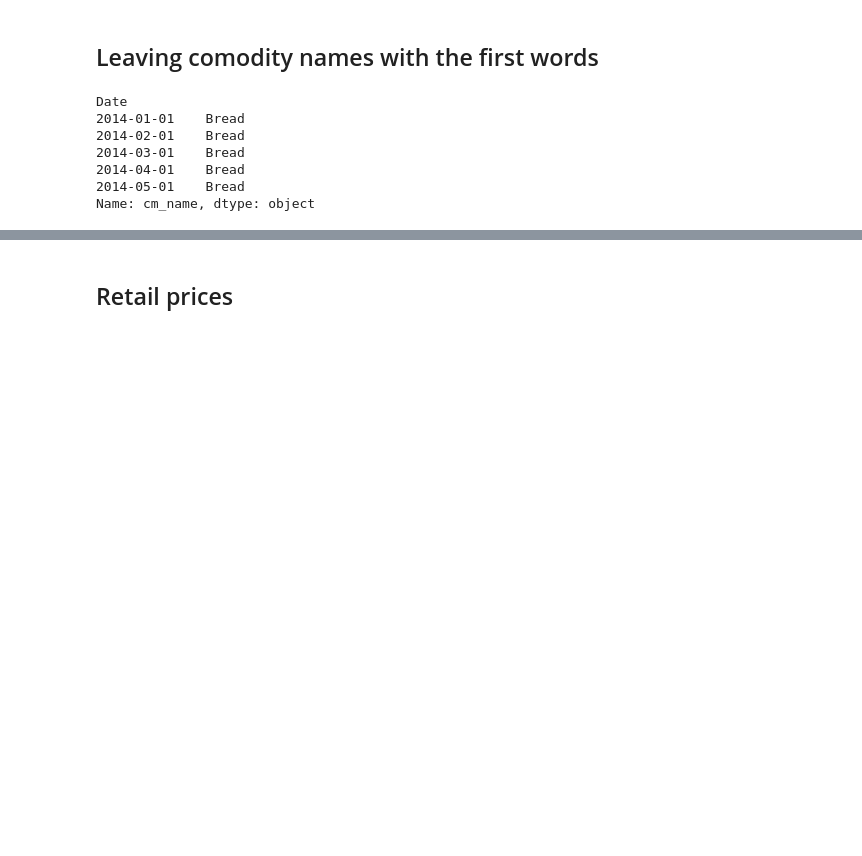
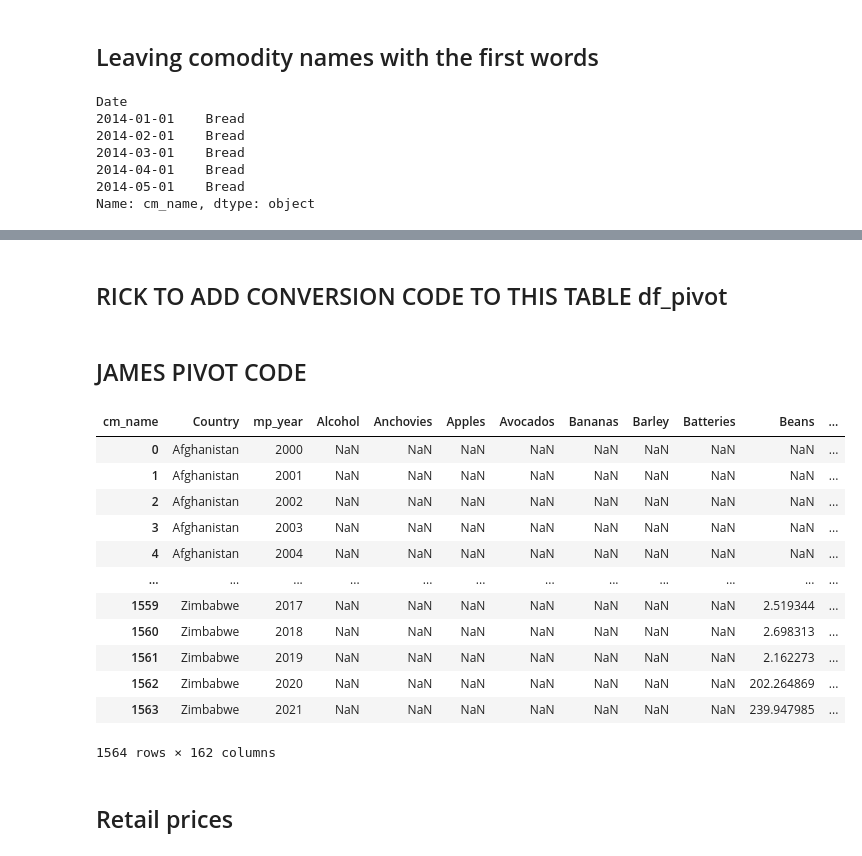
Before and after one commit to MaxSMCON/Group_2, a Jupyter notebook: Group_2_Stats.ipynb, the cells around one changed output, grey strips where cells are left out. Drawn from its saved outputs; the diff is of its cells as text; code cells hidden in the pictures; blank space fills up the shorter version.

```diff
--- a/Group_2_Stats.ipynb
+++ b/Group_2_Stats.ipynb
@@ -274,3 +350,27 @@ df.head()
+# %% [markdown]
+## RICK TO ADD CONVERSION CODE TO THIS TABLE df_pivot
+# %% [markdown]
+## JAMES PIVOT CODE
+# %%
+country_df = df[['Country','mp_year','cm_name','mp_price']]
+country_df = country_df.groupby(by=['Country','mp_year','cm_name']).mean().reset_index(level=['Country', 'mp_year','cm_name'])
+country_df = country_df.pivot(index=["Country", "mp_year"], columns=["cm_name"],values="mp_price").reset_index(level=['Country', 'mp_year'])
+country_df.reset_index(inplace=True,drop=True)
+country_df
+# %% [output]
+| cm_name | Country | mp_year | Alcohol | Anchovies | Apples | Avocados | Bananas | Barley | Batteries | Beans | ... |
+| 0 | Afghanistan | 2000 | NaN | NaN | NaN | NaN | NaN | NaN | NaN | NaN | ... |
+| 1 | Afghanistan | 2001 | NaN | NaN | NaN | NaN | NaN | NaN | NaN | NaN | ... |
+| 2 | Afghanistan | 2002 | NaN | NaN | NaN | NaN | NaN | NaN | NaN | NaN | ... |
+| 3 | Afghanistan | 2003 | NaN | NaN | NaN | NaN | NaN | NaN | NaN | NaN | ... |
+| 4 | Afghanistan | 2004 | NaN | NaN | NaN | NaN | NaN | NaN | NaN | NaN | ... |
+| ... | ... | ... | ... | ... | ... | ... | ... | ... | ... | ... | ... |
+| 1559 | Zimbabwe | 2017 | NaN | NaN | NaN | NaN | NaN | NaN | NaN | 2.519344 | ... |
+| 1560 | Zimbabwe | 2018 | NaN | NaN | NaN | NaN | NaN | NaN | NaN | 2.698313 | ... |
+| 1561 | Zimbabwe | 2019 | NaN | NaN | NaN | NaN | NaN | NaN | NaN | 2.162273 | ... |
+| 1562 | Zimbabwe | 2020 | NaN | NaN | NaN | NaN | NaN | NaN | NaN | 202.264869 | ... |
+| 1563 | Zimbabwe | 2021 | NaN | NaN | NaN | NaN | NaN | NaN | NaN | 239.947985 | ... |
+1564 rows × 162 columns
 # %% [markdown]
 ## Retail prices
 # %%
```
Also changed, not shown: parts of 17 cells of this notebook.
